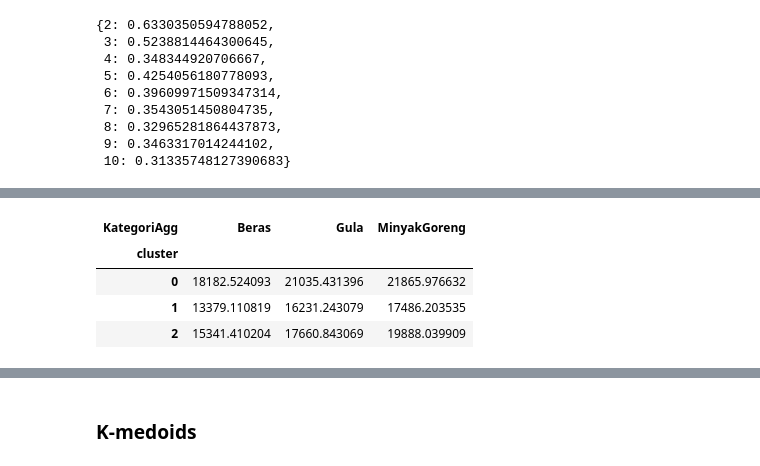
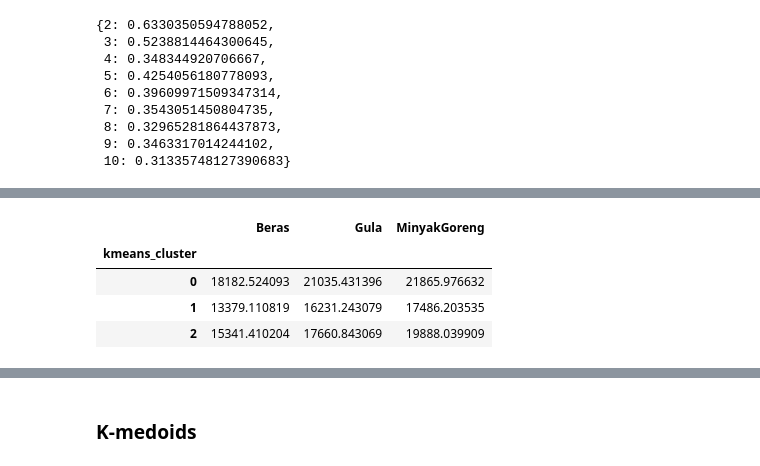
Before and after one commit to ali16180/Clustering-of-Staple-Commodities-in-Indonesia, a Jupyter notebook: G1401231081_Muhammad Hafiz Fazli_Tugas Akhir Individu.ipynb, the cells around one changed output, grey strips where cells are left out. Cells and saved outputs as stored; diff of their text form; code cells hidden in the pictures.

```diff
--- a/G1401231081_Muhammad Hafiz Fazli_Tugas Akhir Individu.ipynb
+++ b/G1401231081_Muhammad Hafiz Fazli_Tugas Akhir Individu.ipynb
@@ -349,5 +304,9 @@ df_wide = (
     .reindex(columns=kategori_vars)
     .dropna(how="any")
 )
+
+df_wide.columns.name = None
+df_wide.reset_index(inplace=True)
+
 df_wide
 # %% [output]
@@ -372,4 +330,4 @@ df_wide
 # %%
-df_wide = df_wide[["Beras", "Gula", "MinyakGoreng"]]
-df_wide
+df_wide_staples = df_wide[["NamaProv", "Beras", "Gula", "MinyakGoreng"]]
+df_wide_staples
 # %% [output]
@@ -583,7 +538,7 @@ Interpretasi:
 # %%
 from sklearn.preprocessing import StandardScaler
 
-X = df_wide.values
+X = df_wide_staples.drop(columns=['NamaProv']).values
 scaler = StandardScaler()
 X_scaled = scaler.fit_transform(X)
 # %%
@@ -636,4 +591,5 @@ labels = kmeans.fit_predict(X_scaled)
 # %%
-df_clusters = df_wide.copy()
-df_clusters["cluster"] = labels
-df_clusters_reset = df_clusters.reset_index()
+df_clusters = df_wide_staples.copy()
+df_clusters["kmeans_cluster"] = labels_kmeans
+
+df_clusters[['NamaProv', 'kmeans_cluster']]
@@ -640,14 +614,14 @@ df_clusters_reset = df_clusters.reset_index()
 # %%
 cluster_profile = (
     df_clusters
-    .groupby("cluster")[df_wide.columns]
+    .groupby("kmeans_cluster")[df_wide_staples.drop(columns=['NamaProv']).columns]
     .mean()
 )
 
 cluster_profile
 # %% [output]
-| KategoriAgg | Beras | Gula | MinyakGoreng |
-| cluster |  |  |  |
+|  | Beras | Gula | MinyakGoreng |
+| kmeans_cluster |  |  |  |
 | 0 | 18182.524093 | 21035.431396 | 21865.976632 |
 | 1 | 13379.110819 | 16231.243079 | 17486.203535 |
 | 2 | 15341.410204 | 17660.843069 | 19888.039909 |
```
Also changed, not shown: parts of 33 cells of this notebook, 1 other file.
